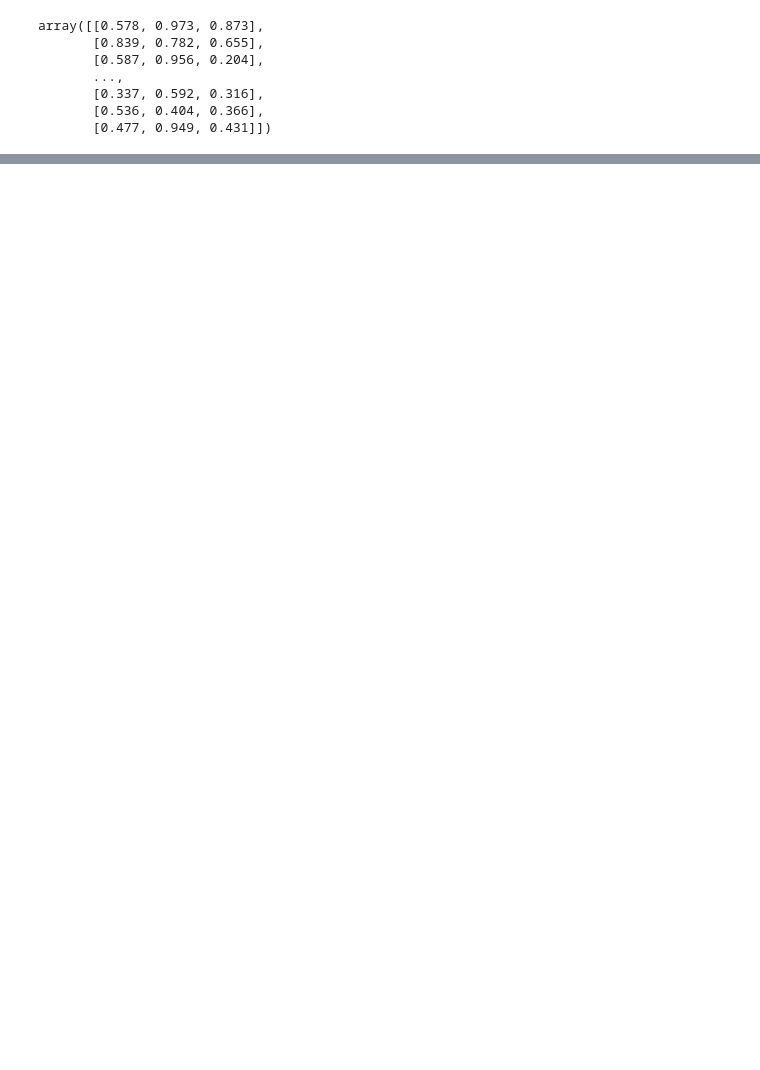
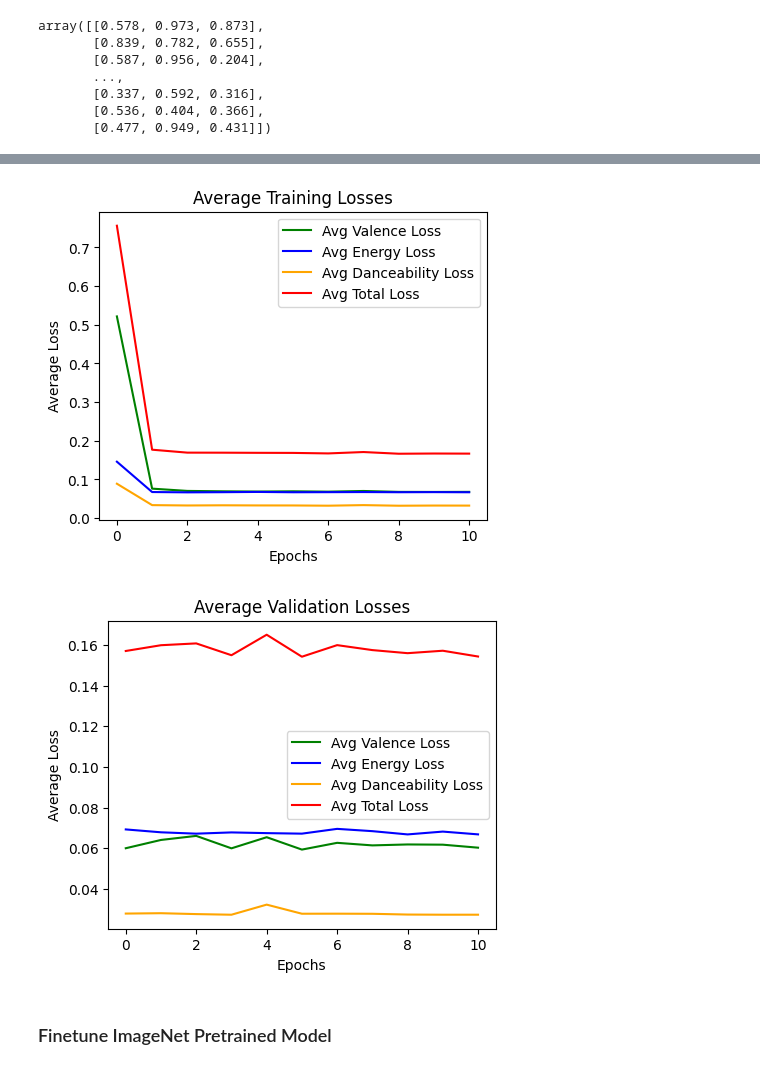
Before and after one commit to xaniadakis/BeatPatrol, a Jupyter notebook: step_10.ipynb, the cells around one changed output, grey strips where cells are left out. Cells and saved outputs as stored; diff of their text form; code cells hidden in the pictures; blank space fills up the shorter version.

```diff
--- a/step_10.ipynb
+++ b/step_10.ipynb
@@ -37,9 +42,10 @@ array([[0.578, 0.973, 0.873],
 # %%
 multi_task_dataset = MultiTaskDataset(features=valence_data.feats, labels=np.array(multi_task_labels))
 
+# split data into train and val set
 train_size = int(0.8 * len(multi_task_dataset))
 val_size = len(multi_task_dataset) - train_size
 train_dataset, val_dataset = random_split(multi_task_dataset, [train_size, val_size])
 
-train_dl = DataLoader(train_dataset, batch_size=2, shuffle=True)
-val_dl = DataLoader(val_dataset, batch_size=2, shuffle=False)
+train_dl = DataLoader(train_dataset, batch_size=BATCH_SIZE, shuffle=True)
+val_dl = DataLoader(val_dataset, batch_size=BATCH_SIZE, shuffle=False)
@@ -51,7 +59,7 @@ backbone = ASTBackbone(
     input_fdim=dancability_data[0][0].shape[1],
     input_tdim=dancability_data[0][0].shape[0],
     imagenet_pretrain=False,
-    model_size='small224',
+    model_size='tiny224',
     feature_size=1
 )
 
@@ -100,7 +110,7 @@ backbone = ASTBackbone(
     input_fdim=dancability_data[0][0].shape[1],
     input_tdim=dancability_data[0][0].shape[0],
     imagenet_pretrain=False,
-    model_size='small224',
+    model_size='tiny224',
     feature_size=1
 )
 
@@ -110,12 +120,12 @@ model = MultiTaskClassifier(num_tasks=3, backbone=backbone, task_feature_sizes=[
 optimizer = torch.optim.Adam(model.parameters(), lr=LR)
 scheduler = torch.optim.lr_scheduler.CosineAnnealingLR(optimizer, T_max=EPOCHS, eta_min=1e-10)
 
-train_multi_task_learning(epochs=EPOCHS,
+train_losses, val_losses = train_multi_task_learning(epochs=EPOCHS,
                           device=DEVICE,
                           train_dl=train_dl,
                           val_dl=val_dl,
                           model=model,
                           optimizer=optimizer,
                           scheduler=scheduler,
-                          save_path="ast_multi_task_best.pth")
+                          save_path="model_weights/ast_multi_task_best.pth")
 # %% [output]
@@ -123,0 +256,28 @@ TypeError: 'int' object is not iterable
+# %%
+def plot_losses(losses, save_title, title, xlab, ylab):
+  fig = plt.figure(figsize=(5, 4))
+
+  plt.plot(losses["Valence Loss"], color="green", label="Avg Valence Loss")
+  plt.plot(losses["Energy Loss"], color="blue", label="Avg Energy Loss")
+  plt.plot(losses["Danceability Loss"], color="orange", label="Avg Danceability Loss")
+  plt.plot(losses["Total Loss"], color="red", label="Avg Total Loss")
+
+  plt.legend()
+  plt.title(title)
+  plt.xlabel(xlab)
+  plt.ylabel(ylab)
+  plt.savefig(save_title, dpi=300)
+  plt.show()
+# %%
+plot_losses(losses=train_losses,
+            save_title="assets/multi_task_train_losses.png",
+            title="Average Training Losses", xlab="Epochs", ylab="Average Loss")
+
+plot_losses(losses=val_losses,
+            save_title="assets/multi_task_val_losses.png",
+            title="Average Validation Losses", xlab="Epochs", ylab="Average Loss")
+# %% [output]
+[figure, added]
+[figure, added]
+# %% [markdown]
+### Finetune ImageNet Pretrained Model
```
Also changed, not shown: parts of 9 cells of this notebook, 7 other files.
